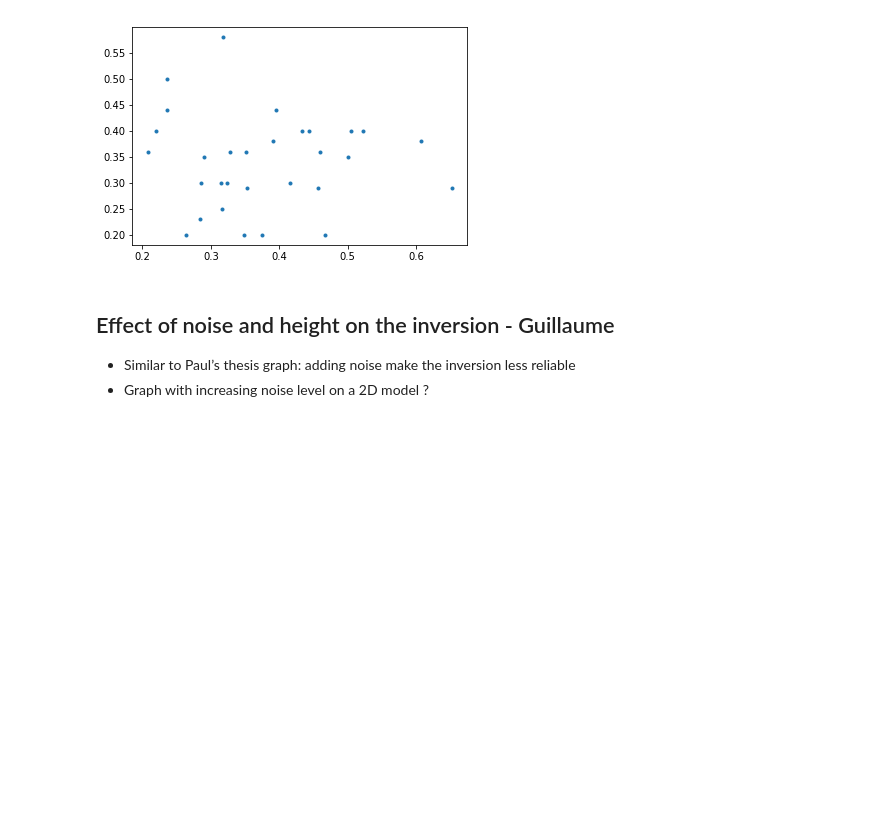
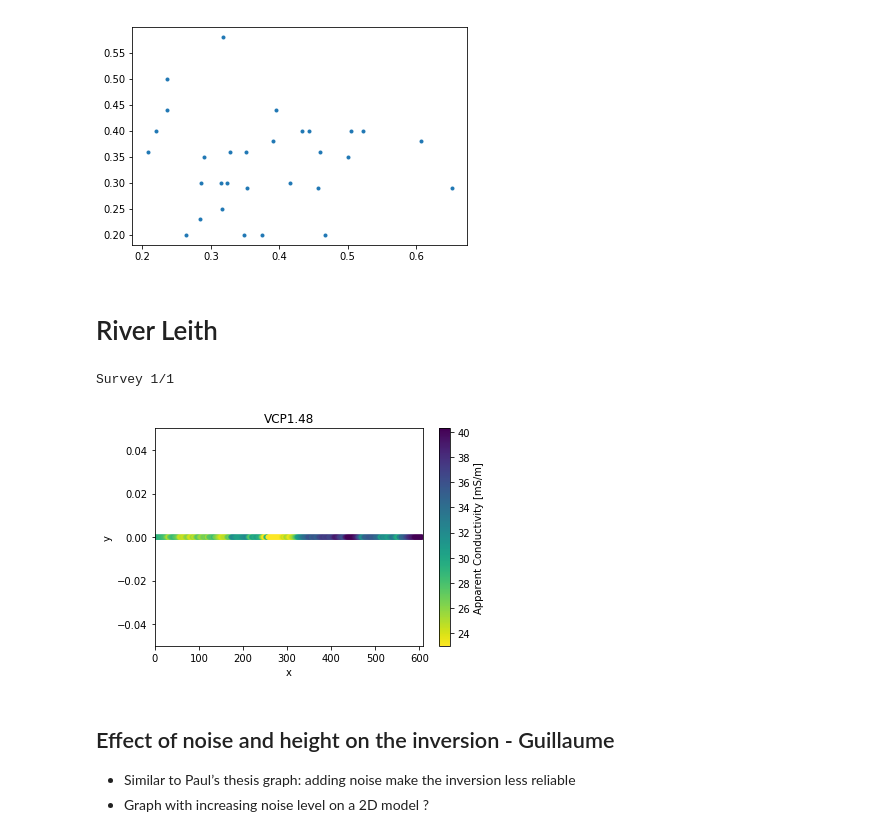
Before and after one commit to hkexgroup/emagpy, a Jupyter notebook: src/em-paper.ipynb, the cells around one changed output. Saved outputs shown, nothing was run; the diff lists cells and outputs as text; code cells hidden in the pictures; blank space fills up the shorter version.

Commit message:
added files and added river case

```diff
--- a/src/em-paper.ipynb
+++ b/src/em-paper.ipynb
@@ -371,6 +364,28 @@ ax.plot(k2.depths[0][:,0], k2.surveys[0].df['saproliteDepth'], '.')
 # %% [output]
 [<matplotlib.lines.Line2D at 0x...>]
 [figure]
+# %% [markdown]
+# River Leith
+# %%
+k = Problem()
+k.createSurvey(datadir + 'leith/leith_emi.csv')
+nlayer = 2
+npos = 608
+# number of positions/sampling location
+conds = np.ones((npos, nlayer))*[50, 5]
+depths = pd.read_csv(datadir + '/leith/leith_emi.csv').values[:,8]
+depths = np.reshape(depths, (608, 1))
+k.hx = [0.4,0.4,0.4,0.4,0.4,0.4]
+k.setModels([depths], [conds])
+k.setInit(depths0=[0.5], fixedDepths=[False], conds0=[50,5])
+k.invert(forwardModel='FSeq', method='ROPE', bnds=[(0.01, 3), (0, 80), (0, 80)], rep=100, njobs=-1)
+# %% [output]
+Survey 1/1
+# %%
+#plot results of river
+k.showMap()
+# %% [output]
+[figure, added]
 # %% [markdown]
 ## Effect of noise and height on the inversion - Guillaume
 - Similar to Paul’s thesis graph: adding noise make the inversion less reliable
```
Also changed, not shown: parts of 7 cells of this notebook, 5 other files.
